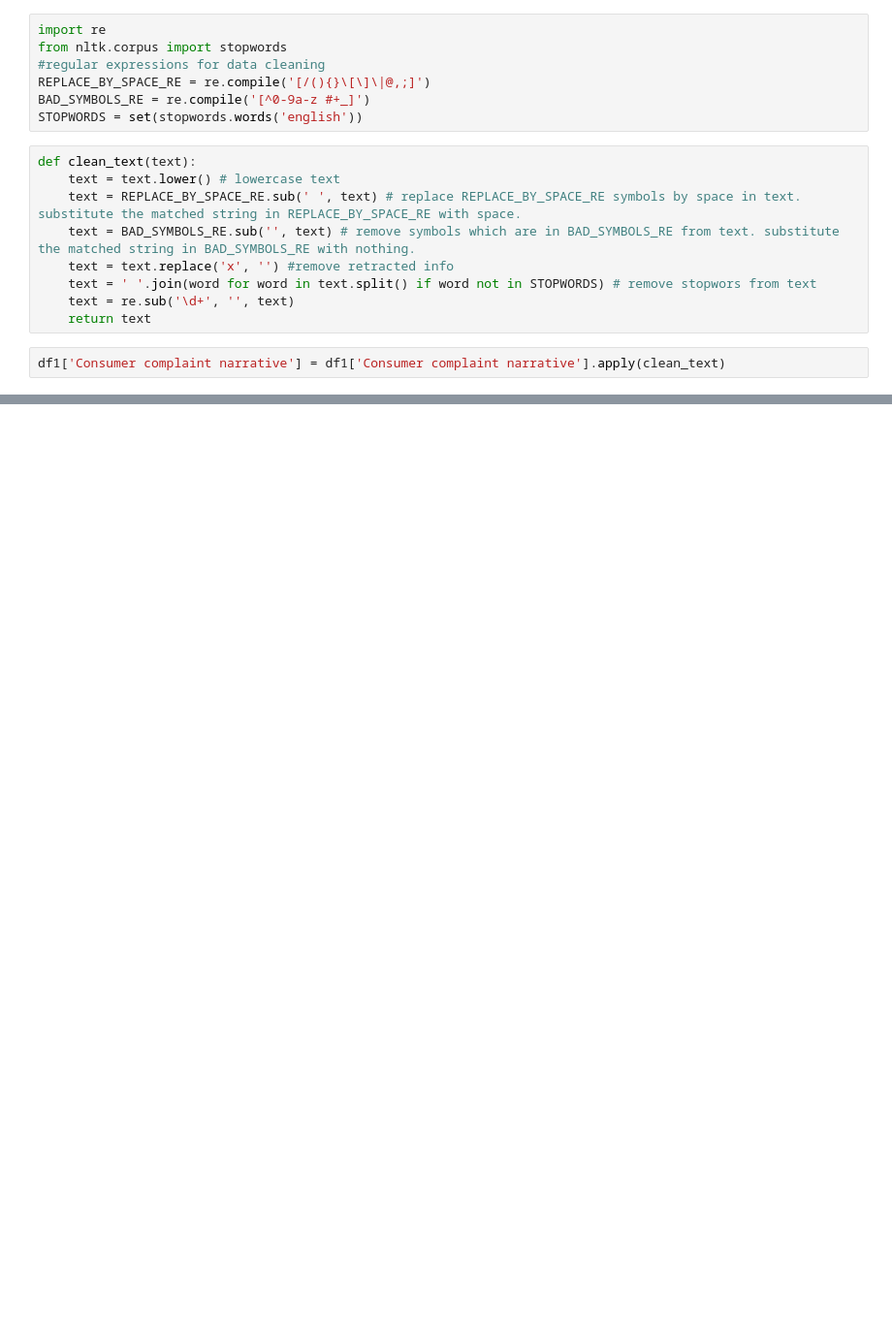
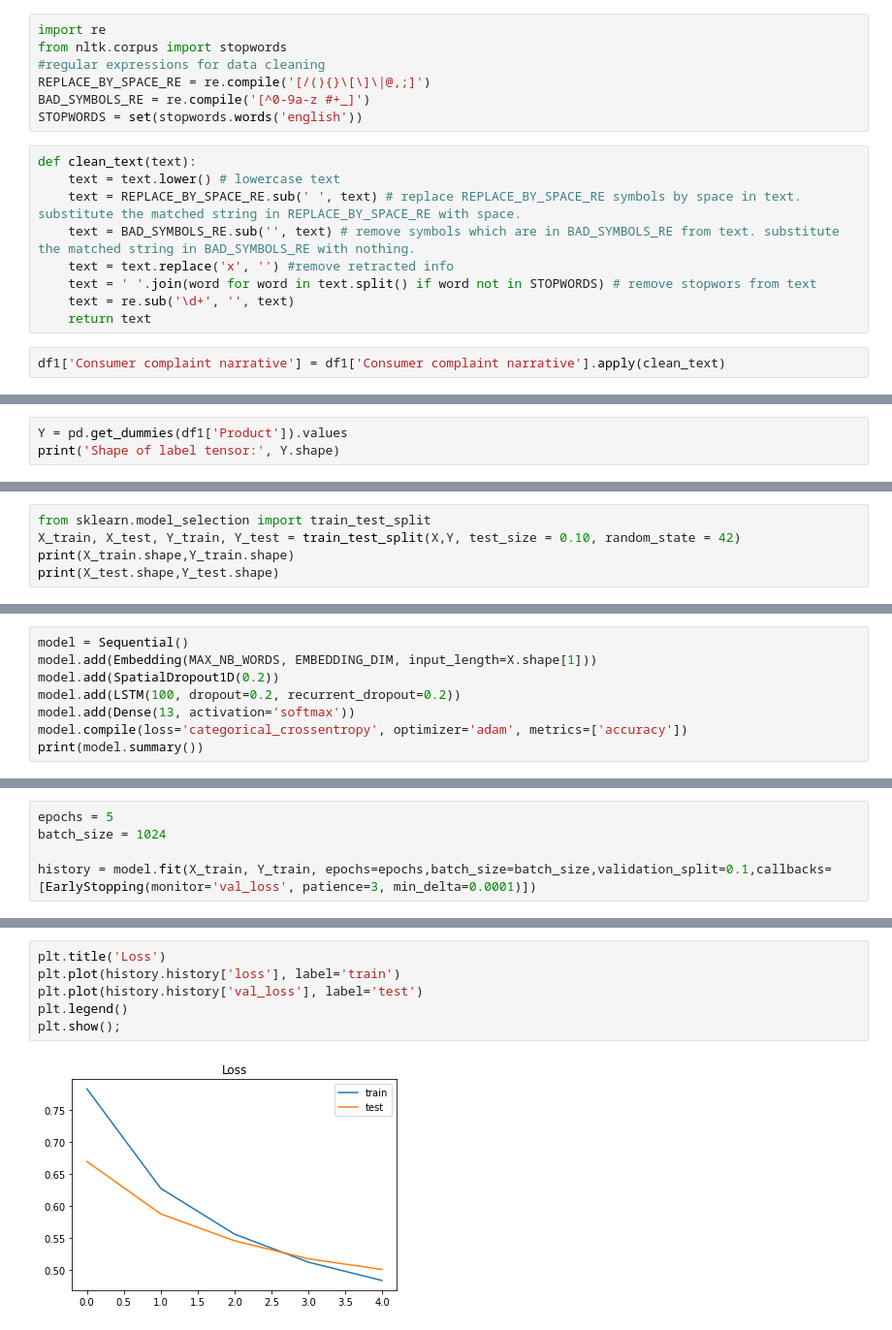
Before and after one commit to mayanksinghkgp/NLP_Projects, a Jupyter notebook: Multiclass Text Classification/Multiclass_consumer_complaints.ipynb, the cells around one changed output, grey strips where cells are left out. Shown: that part at 97% size. Drawn from its saved outputs; the diff is of its cells as text; blank space fills up the shorter version.

Commit message:
Trained model

```diff
--- a/Multiclass Text Classification/Multiclass_consumer_complaints.ipynb
+++ b/Multiclass Text Classification/Multiclass_consumer_complaints.ipynb
@@ -166,0 +232,3 @@ re.sub('\d+', '', 'my 123 name')
+# %%
+Y = pd.get_dummies(df1['Product']).values
+print('Shape of label tensor:', Y.shape)
@@ -166,0 +237,5 @@ re.sub('\d+', '', 'my 123 name')
+# %%
+from sklearn.model_selection import train_test_split
+X_train, X_test, Y_train, Y_test = train_test_split(X,Y, test_size = 0.10, random_state = 42)
+print(X_train.shape,Y_train.shape)
+print(X_test.shape,Y_test.shape)
@@ -166,0 +249,8 @@ re.sub('\d+', '', 'my 123 name')
+# %%
+model = Sequential()
+model.add(Embedding(MAX_NB_WORDS, EMBEDDING_DIM, input_length=X.shape[1]))
+model.add(SpatialDropout1D(0.2))
+model.add(LSTM(100, dropout=0.2, recurrent_dropout=0.2))
+model.add(Dense(13, activation='softmax'))
+model.compile(loss='categorical_crossentropy', optimizer='adam', metrics=['accuracy'])
+print(model.summary())
@@ -166,0 +278,5 @@ re.sub('\d+', '', 'my 123 name')
+# %%
+epochs = 5
+batch_size = 1024
+
+history = model.fit(X_train, Y_train, epochs=epochs,batch_size=batch_size,validation_split=0.1,callbacks=[EarlyStopping(monitor='val_loss', patience=3, min_delta=0.0001)])
@@ -166,0 +302,8 @@ re.sub('\d+', '', 'my 123 name')
+# %%
+plt.title('Loss')
+plt.plot(history.history['loss'], label='train')
+plt.plot(history.history['val_loss'], label='test')
+plt.legend()
+plt.show();
+# %% [output]
+[figure, added]
```
Also changed, not shown: parts of 23 cells of this notebook, 1 other file.
